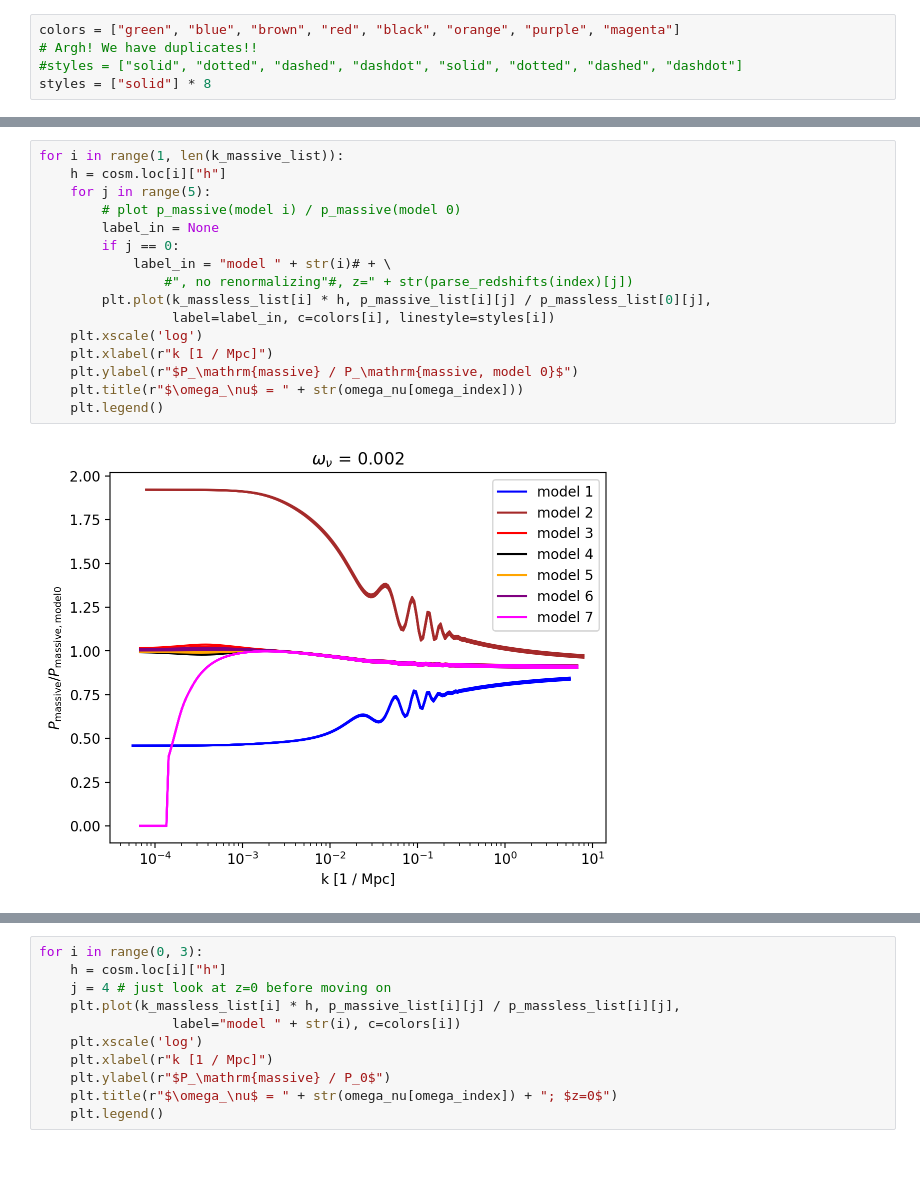
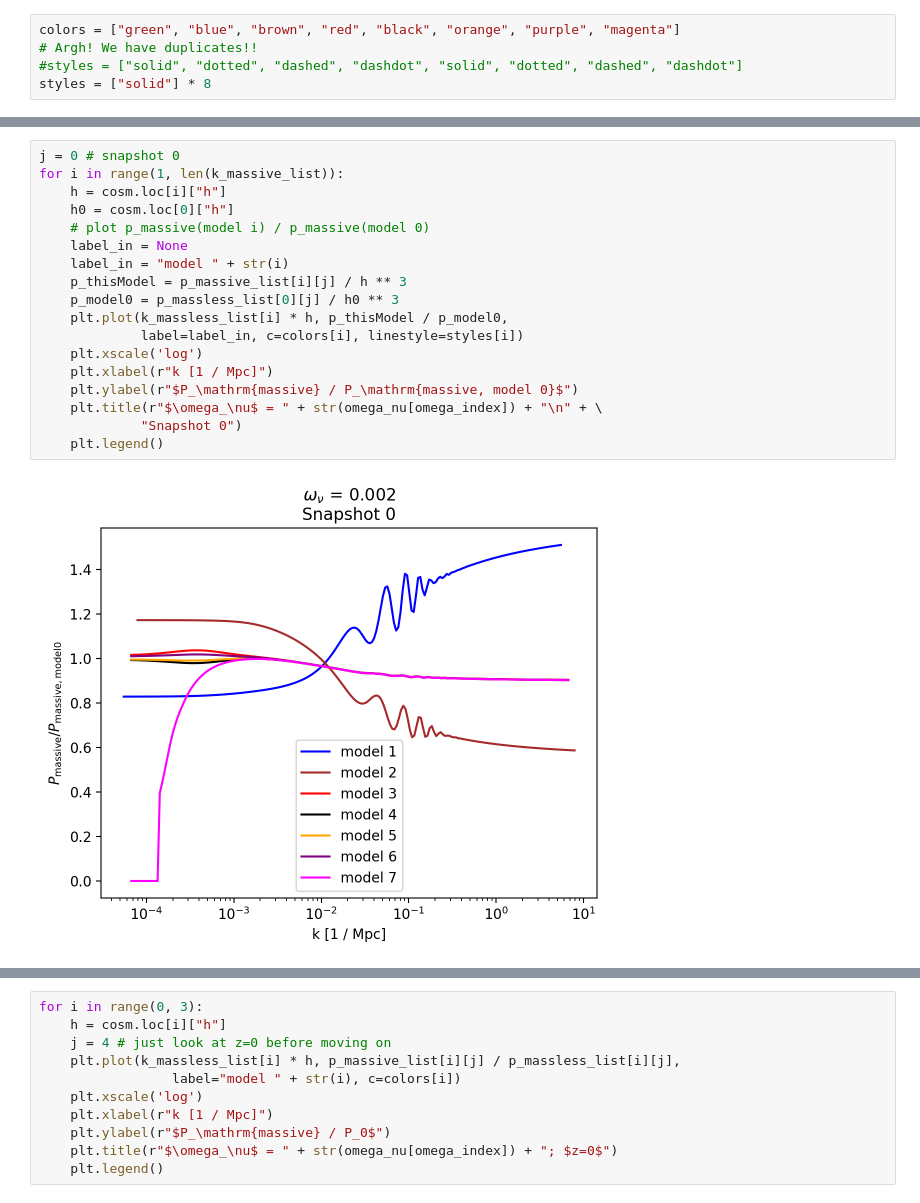
Before and after one commit to 3276908917/Master, a Jupyter notebook: CAMB_demo/rescaling_assignment.ipynb, the cells around one changed output, grey strips where cells are left out. Cells and saved outputs as stored; diff of their text form; blank space fills up the shorter version.

```diff
--- a/CAMB_demo/rescaling_assignment.ipynb
+++ b/CAMB_demo/rescaling_assignment.ipynb
@@ -181,19 +180,21 @@ for i in range(len(k_massive_list)):
 [figure]
 # %%
+j = 0 # snapshot 0
 for i in range(1, len(k_massive_list)):
     h = cosm.loc[i]["h"]
-    for j in range(5):
-        # plot p_massive(model i) / p_massive(model 0)
-        label_in = None
-        if j == 0:
-            label_in = "model " + str(i)# + \
-                #", no renormalizing"#, z=" + str(parse_redshifts(index)[j])
-        plt.plot(k_massless_list[i] * h, p_massive_list[i][j] / p_massless_list[0][j],
-                 label=label_in, c=colors[i], linestyle=styles[i])
+    h0 = cosm.loc[0]["h"]
+    # plot p_massive(model i) / p_massive(model 0)
+    label_in = None
+    label_in = "model " + str(i)
+    p_thisModel = p_massive_list[i][j] / h ** 3
+    p_model0 = p_massless_list[0][j] / h0 ** 3
+    plt.plot(k_massless_list[i] * h, p_thisModel / p_model0,
+             label=label_in, c=colors[i], linestyle=styles[i])
     plt.xscale('log')
     plt.xlabel(r"k [1 / Mpc]")
     plt.ylabel(r"$P_\mathrm{massive} / P_\mathrm{massive, model 0}$")
-    plt.title(r"$\omega_\nu$ = " + str(omega_nu[omega_index]))
+    plt.title(r"$\omega_\nu$ = " + str(omega_nu[omega_index]) + "\n" + \
+             "Snapshot 0")
     plt.legend()
 # %% [output]
-[figure, old version]
+[figure, new version]
```
Also changed, not shown: parts of 3 cells of this notebook, 2 other files.
